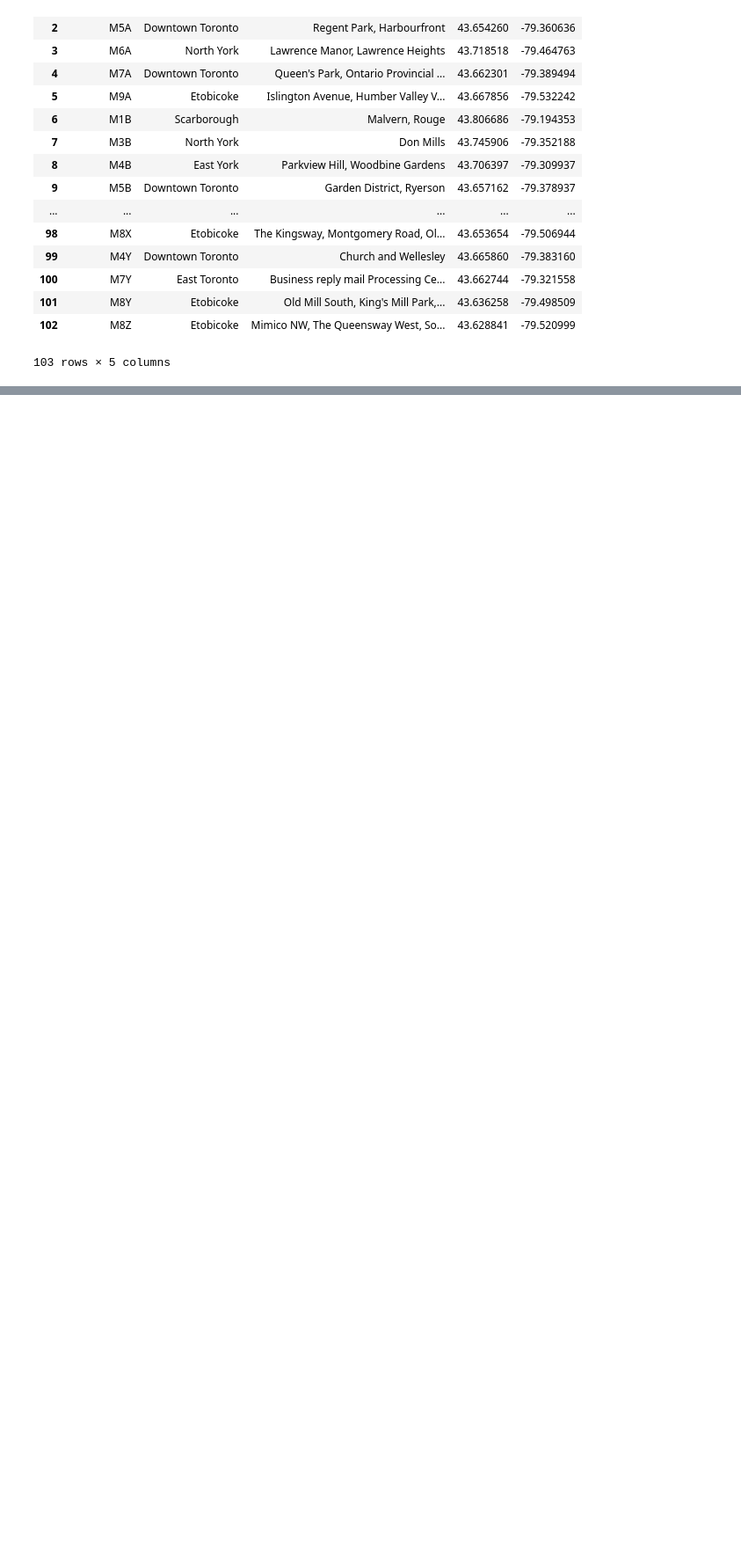
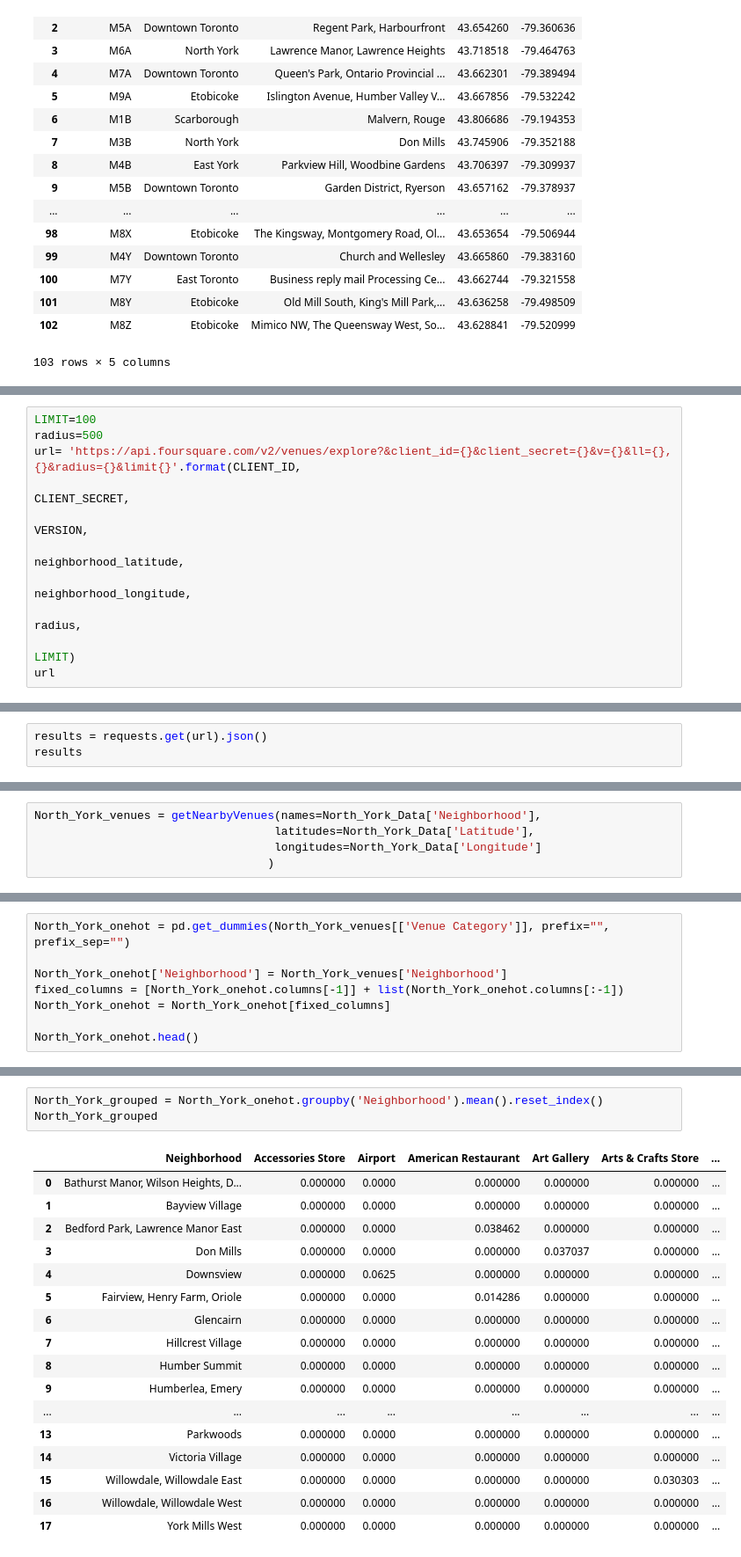
Before and after one commit to JHM1125/Coursera_Capstone, a Jupyter notebook: Week 3.ipynb, the cells around one changed output, grey strips where cells are left out. Shown: that part at 88% size. Cells and saved outputs as stored; diff of their text form; blank space fills up the shorter version.

```diff
--- a/Week 3.ipynb
+++ b/Week 3.ipynb
@@ -104,0 +232,11 @@ result
+# %%
+LIMIT=100
+radius=500
+url= 'https://api.foursquare.com/v2/venues/explore?&client_id={}&client_secret={}&v={}&ll={},{}&radius={}&limit{}'.format(CLIENT_ID,
+                                                                                                                        CLIENT_SECRET,
+                                                                                                                        VERSION,
+                                                                                                                        neighborhood_latitude,
+                                                                                                                        neighborhood_longitude,
+                                                                                                                        radius,
+                                                                                                                        LIMIT)
+url
@@ -104,0 +245,3 @@ result
+# %%
+results = requests.get(url).json()
+results
@@ -104,0 +314,5 @@ result
+# %%
+North_York_venues = getNearbyVenues(names=North_York_Data['Neighborhood'],
+                                   latitudes=North_York_Data['Latitude'],
+                                   longitudes=North_York_Data['Longitude']
+                                  )
@@ -104,0 +369,8 @@ result
+# %%
+North_York_onehot = pd.get_dummies(North_York_venues[['Venue Category']], prefix="", prefix_sep="")
+
+North_York_onehot['Neighborhood'] = North_York_venues['Neighborhood']
+fixed_columns = [North_York_onehot.columns[-1]] + list(North_York_onehot.columns[:-1])
+North_York_onehot = North_York_onehot[fixed_columns]
+
+North_York_onehot.head()
@@ -104,0 +385,21 @@ result
+# %%
+North_York_grouped = North_York_onehot.groupby('Neighborhood').mean().reset_index()
+North_York_grouped
+# %% [output]
+|  | Neighborhood | Accessories Store | Airport | American Restaurant | Art Gallery | Arts & Crafts Store | ... |
+| 0 | Bathurst Manor, Wilson Heights, D... | 0.000000 | 0.0000 | 0.000000 | 0.000000 | 0.000000 | ... |
+| 1 | Bayview Village | 0.000000 | 0.0000 | 0.000000 | 0.000000 | 0.000000 | ... |
+| 2 | Bedford Park, Lawrence Manor East | 0.000000 | 0.0000 | 0.038462 | 0.000000 | 0.000000 | ... |
+| 3 | Don Mills | 0.000000 | 0.0000 | 0.000000 | 0.037037 | 0.000000 | ... |
+| 4 | Downsview | 0.000000 | 0.0625 | 0.000000 | 0.000000 | 0.000000 | ... |
+| 5 | Fairview, Henry Farm, Oriole | 0.000000 | 0.0000 | 0.014286 | 0.000000 | 0.000000 | ... |
+| 6 | Glencairn | 0.000000 | 0.0000 | 0.000000 | 0.000000 | 0.000000 | ... |
+| 7 | Hillcrest Village | 0.000000 | 0.0000 | 0.000000 | 0.000000 | 0.000000 | ... |
+| 8 | Humber Summit | 0.000000 | 0.0000 | 0.000000 | 0.000000 | 0.000000 | ... |
+| 9 | Humberlea, Emery | 0.000000 | 0.0000 | 0.000000 | 0.000000 | 0.000000 | ... |
+| ... | ... | ... | ... | ... | ... | ... | ... |
+| 13 | Parkwoods | 0.000000 | 0.0000 | 0.000000 | 0.000000 | 0.000000 | ... |
+| 14 | Victoria Village | 0.000000 | 0.0000 | 0.000000 | 0.000000 | 0.000000 | ... |
+| 15 | Willowdale, Willowdale East | 0.000000 | 0.0000 | 0.000000 | 0.000000 | 0.030303 | ... |
+| 16 | Willowdale, Willowdale West | 0.000000 | 0.0000 | 0.000000 | 0.000000 | 0.000000 | ... |
+| 17 | York Mills West | 0.000000 | 0.0000 | 0.000000 | 0.000000 | 0.000000 | ... |
```
Also changed, not shown: parts of 30 cells of this notebook.
